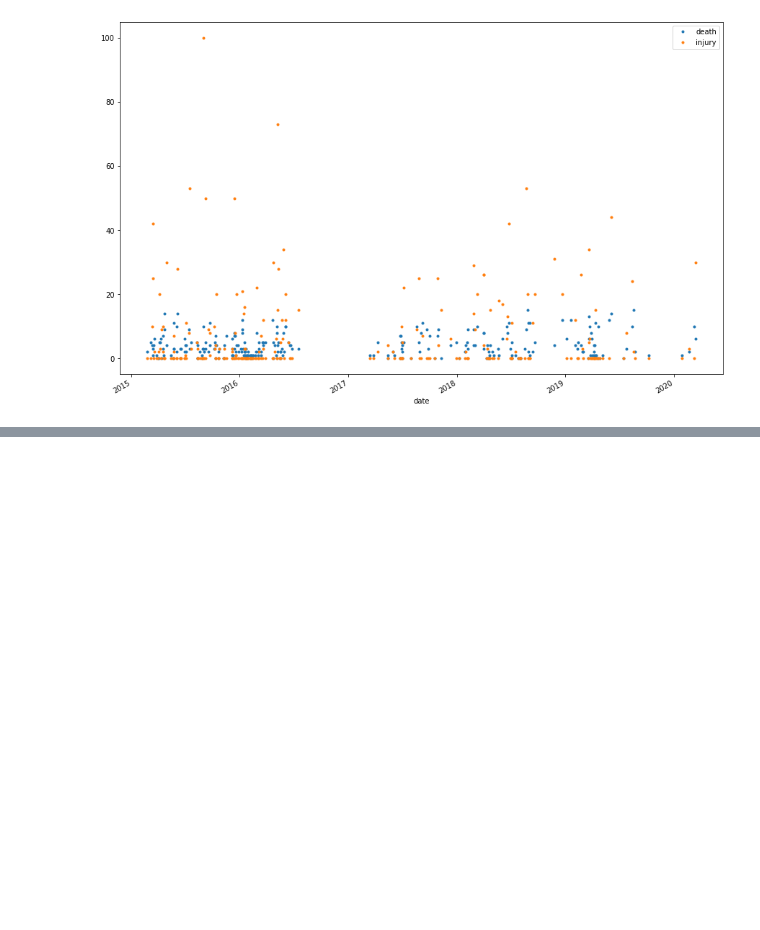
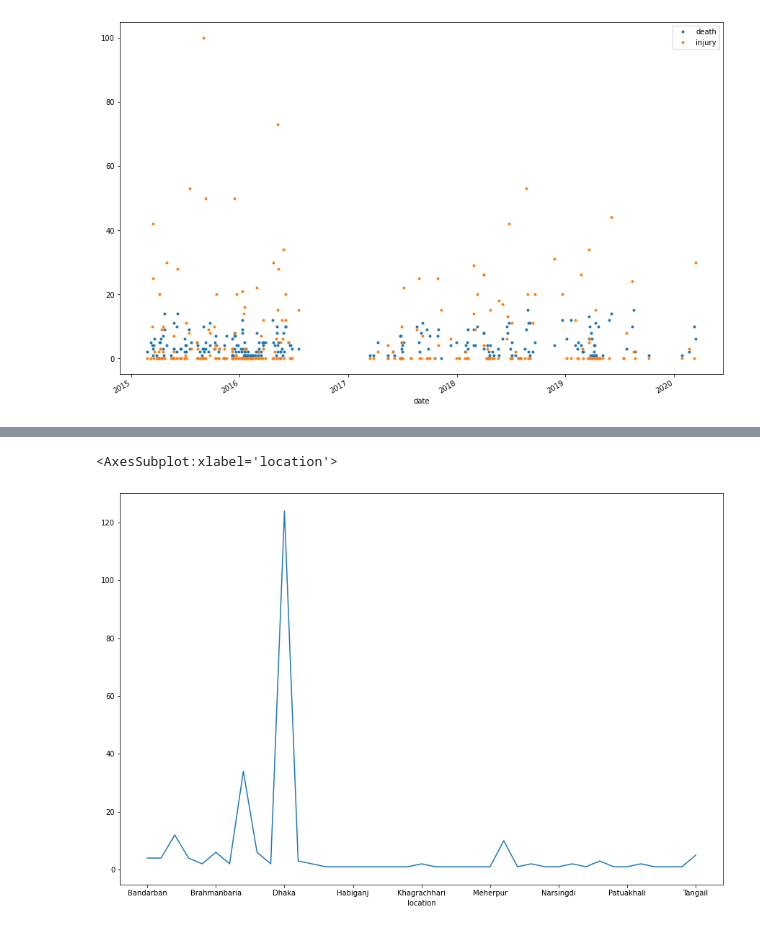
Before and after one commit to mrshoikot/accident-survey-nlp, a Jupyter notebook: plots.ipynb, the cells around one changed output, grey strips where cells are left out. Saved outputs shown, nothing was run; the diff lists cells and outputs as text; code cells hidden in the pictures; blank space fills up the shorter version.

```diff
--- a/plots.ipynb
+++ b/plots.ipynb
@@ -73,0 +86,6 @@ df.plot(x='date', y=["death", 'injury'], figsize=(15,10), style=".")
+# %%
+CountGroup = df.groupby('location').size()
+CountGroup.plot(figsize=(15,10))
+# %% [output]
+<AxesSubplot:xlabel='location'>
+[figure, added]
```
Also changed, not shown: parts of 2 cells of this notebook.
